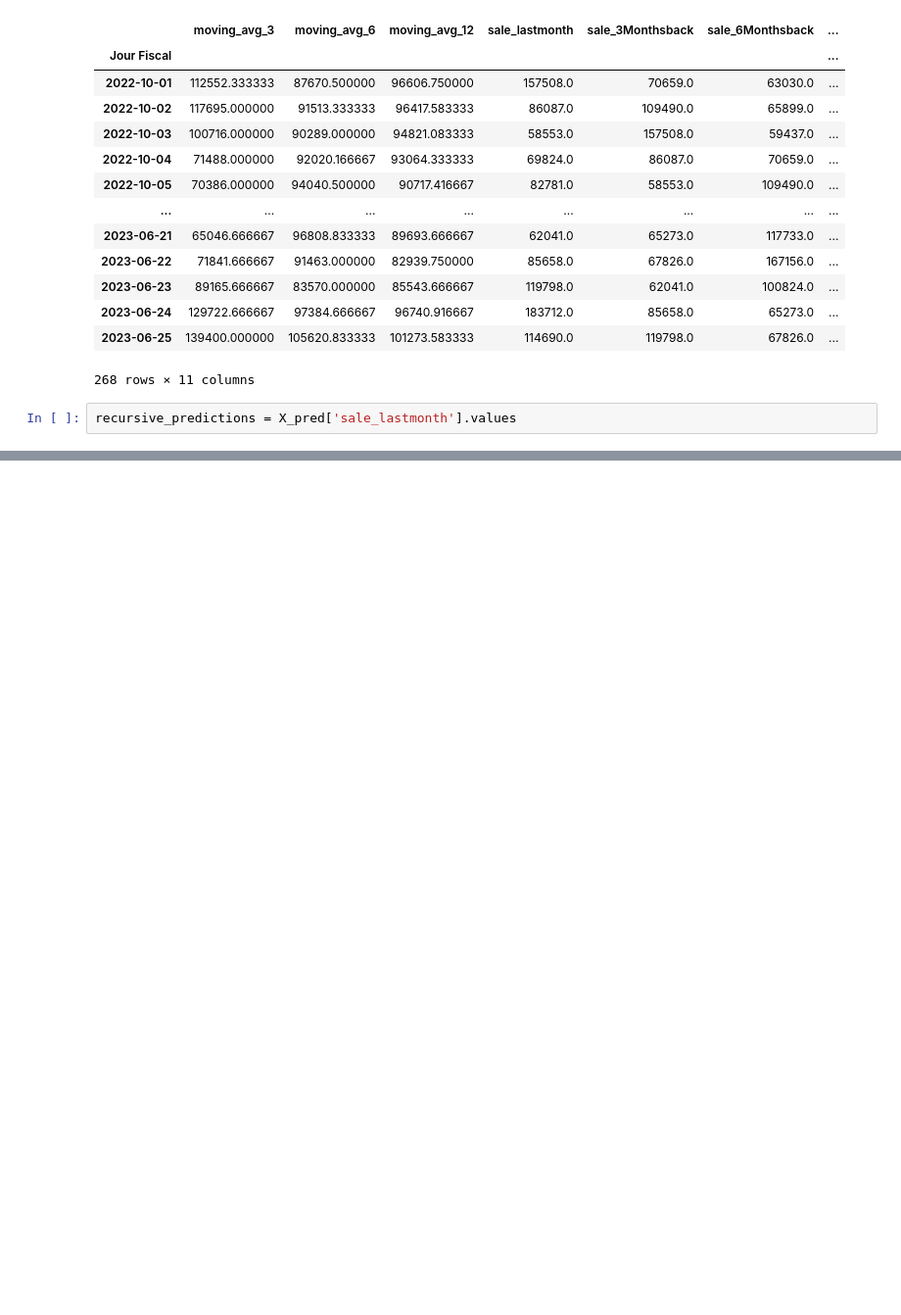
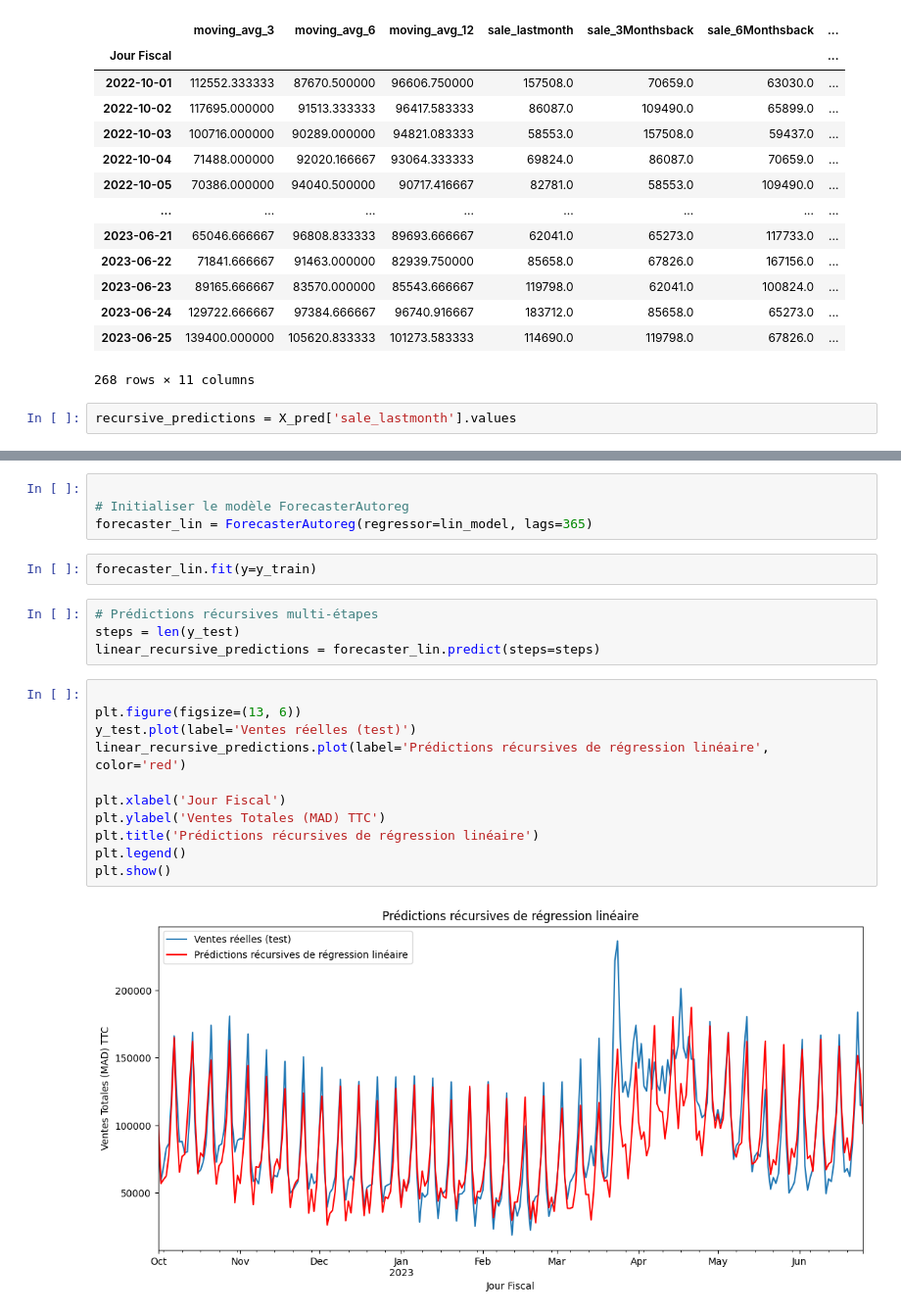
Before and after one commit to hafsaAit/Machine-learning-models, a Jupyter notebook: Models_Machine_learning.ipynb, the cells around one changed output, grey strips where cells are left out. Shown at 98% size. Cells and saved outputs as stored; diff of their text form; blank space fills up the shorter version.

```diff
--- a/Models_Machine_learning.ipynb
+++ b/Models_Machine_learning.ipynb
@@ -319,0 +396,23 @@ plt.show()
+# %%
+
+# Initialiser le modèle ForecasterAutoreg
+forecaster_lin = ForecasterAutoreg(regressor=lin_model, lags=365)
+# %%
+forecaster_lin.fit(y=y_train)
+# %%
+# Prédictions récursives multi-étapes
+steps = len(y_test)
+linear_recursive_predictions = forecaster_lin.predict(steps=steps)
+# %%
+
+plt.figure(figsize=(13, 6))
+y_test.plot(label='Ventes réelles (test)')
+linear_recursive_predictions.plot(label='Prédictions récursives de régression linéaire', color='red')
+
+plt.xlabel('Jour Fiscal')
+plt.ylabel('Ventes Totales (MAD) TTC')
+plt.title('Prédictions récursives de régression linéaire')
+plt.legend()
+plt.show()
+# %% [output]
+[figure, added]
```
Also changed, not shown: parts of 15 cells of this notebook.
